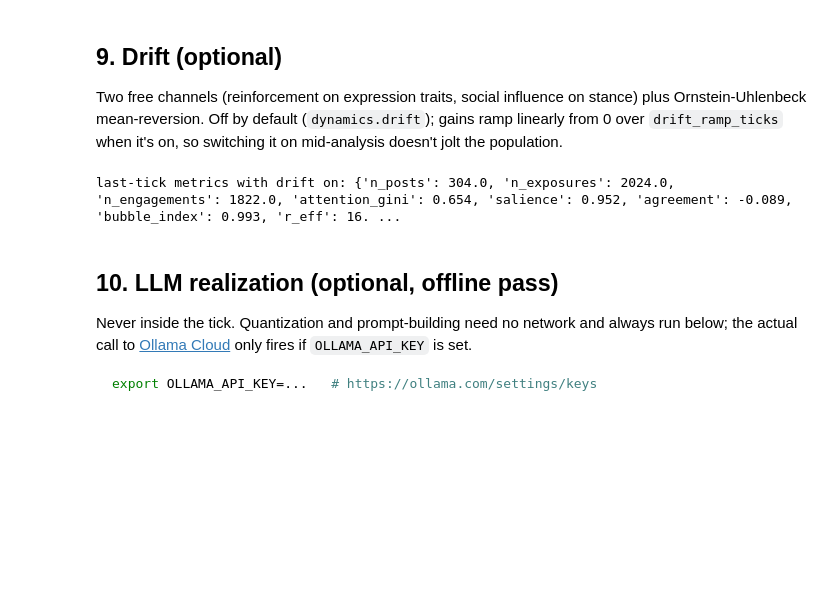
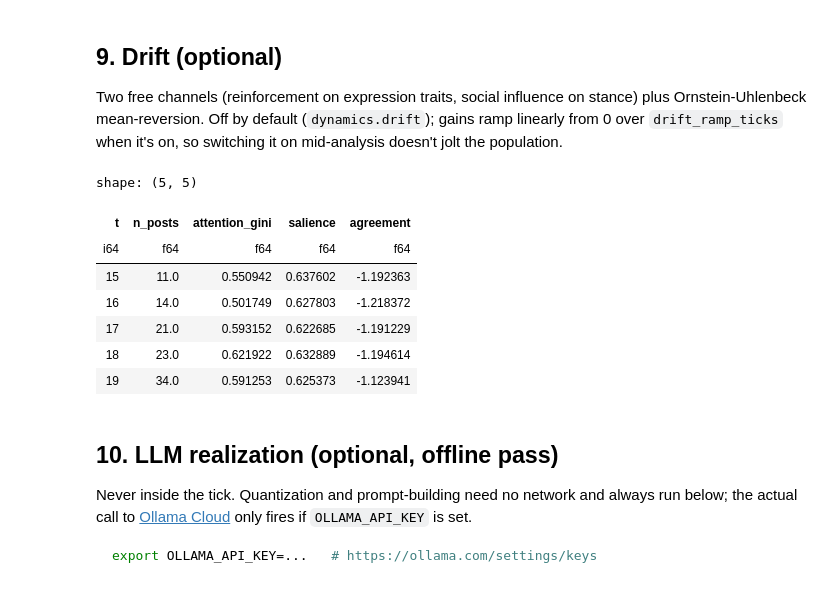
Before and after one commit to lrodeck/Network-Simulation, a Jupyter notebook: notebooks/demo.ipynb, the cells around one changed output. Drawn from its saved outputs; the diff is of its cells as text; code cells hidden in the pictures; blank space fills up the shorter version.

```diff
--- a/notebooks/demo.ipynb
+++ b/notebooks/demo.ipynb
@@ -231,15 +257,23 @@ Two free channels (reinforcement on expression traits, social influence on
 stance) plus Ornstein-Uhlenbeck mean-reversion. Off by default
 (`dynamics.drift`); gains ramp linearly from 0 over `drift_ramp_ticks` when
 it's on, so switching it on mid-analysis doesn't jolt the population.
-# %%
-cfg_drift = dataclasses.replace(
-    cfg,
-    dynamics=dataclasses.replace(cfg.dynamics, drift="full", drift_ramp_ticks=10, n_ticks=20),
-)
-final_metrics = list(run_iter(cfg_drift, seed=SEED + 2))[-1].metrics
-print("last-tick metrics with drift on:", {k: round(v, 3) for k, v in final_metrics.items()})
-# %% [output]
-last-tick metrics with drift on: {'n_posts': 304.0, 'n_exposures': 2024.0, 'n_engagements': 1822.0, 'attention_gini': 0.654, 'salience': 0.952, 'agreement': -0.089, 'bubble_index': 0.993, 'r_eff': 16. ...
+# %%
+cfg_drift = dataclasses.replace(
+    cfg,
+    dynamics=dataclasses.replace(cfg.dynamics, drift="full", drift_ramp_ticks=10, n_ticks=20),
+)
+drift_states = list(run_iter(cfg_drift, seed=SEED + 2))
+drift_traj = pl.DataFrame([{"t": s.t, **s.metrics} for s in drift_states])
+drift_traj.select(["t", "n_posts", "attention_gini", "salience", "agreement"]).tail(5)
+# %% [output]
+shape: (5, 5)
+| t | n_posts | attention_gini | salience | agreement |
+| i64 | f64 | f64 | f64 | f64 |
+| 15 | 11.0 | 0.550942 | 0.637602 | -1.192363 |
+| 16 | 14.0 | 0.501749 | 0.627803 | -1.218372 |
+| 17 | 21.0 | 0.593152 | 0.622685 | -1.191229 |
+| 18 | 23.0 | 0.621922 | 0.632889 | -1.194614 |
+| 19 | 34.0 | 0.591253 | 0.625373 | -1.123941 |
 # %% [markdown]
 ## 10. LLM realization (optional, offline pass)
 
```
Also changed, not shown: parts of 17 cells of this notebook, 2 other files.
